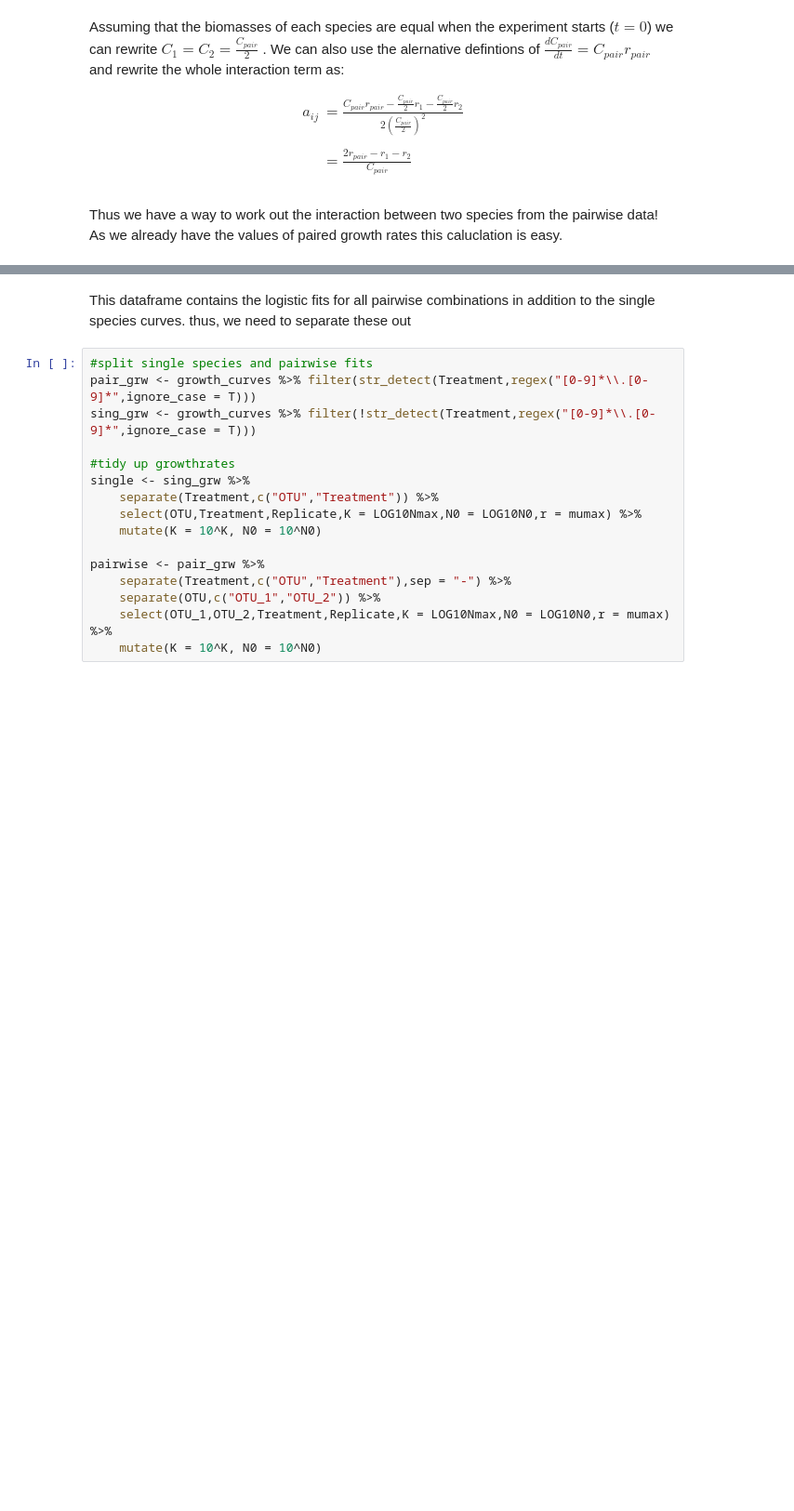
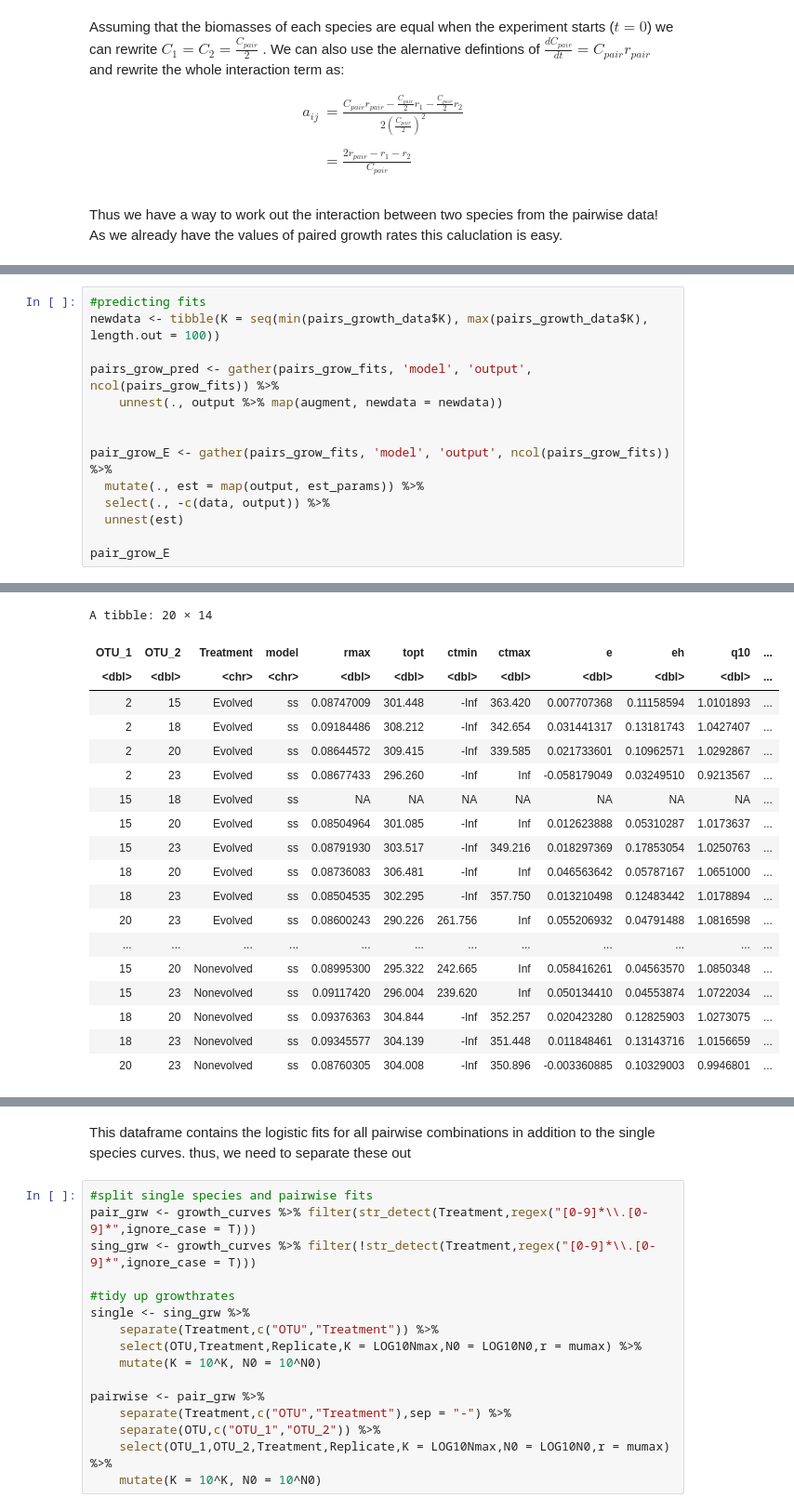
Before and after one commit to CleggTom/Bacterial_Interactions, a Jupyter notebook: notebooks/Data_analysis.ipynb, the cells around one changed output, grey strips where cells are left out. Shown: that part at 93% size. Drawn from its saved outputs; the diff is of its cells as text; blank space fills up the shorter version.

```diff
--- a/notebooks/Data_analysis.ipynb
+++ b/notebooks/Data_analysis.ipynb
@@ -262,0 +306,15 @@ Thus we have a way to work out the interaction between two species from the pair
+# %%
+#predicting fits
+newdata <- tibble(K = seq(min(pairs_growth_data$K), max(pairs_growth_data$K), length.out = 100))
+
+pairs_grow_pred <- gather(pairs_grow_fits, 'model', 'output', ncol(pairs_grow_fits)) %>%
+    unnest(., output %>% map(augment, newdata = newdata))
+
+
+pair_grow_E <- gather(pairs_grow_fits, 'model', 'output', ncol(pairs_grow_fits)) %>%
+  mutate(., est = map(output, est_params)) %>%
+  select(., -c(data, output)) %>%
+  unnest(est)
+
+pair_grow_E
+# %% [output]
@@ -262,0 +338,19 @@ Thus we have a way to work out the interaction between two species from the pair
+A tibble: 20 × 14
+| OTU_1 | OTU_2 | Treatment | model | rmax | topt | ctmin | ctmax | e | eh | q10 | ... |
+| <dbl> | <dbl> | <chr> | <chr> | <dbl> | <dbl> | <dbl> | <dbl> | <dbl> | <dbl> | <dbl> | ... |
+| 2 | 15 | Evolved | ss | 0.08747009 | 301.448 | -Inf | 363.420 | 0.007707368 | 0.11158594 | 1.0101893 | ... |
+| 2 | 18 | Evolved | ss | 0.09184486 | 308.212 | -Inf | 342.654 | 0.031441317 | 0.13181743 | 1.0427407 | ... |
+| 2 | 20 | Evolved | ss | 0.08644572 | 309.415 | -Inf | 339.585 | 0.021733601 | 0.10962571 | 1.0292867 | ... |
+| 2 | 23 | Evolved | ss | 0.08677433 | 296.260 | -Inf | Inf | -0.058179049 | 0.03249510 | 0.9213567 | ... |
+| 15 | 18 | Evolved | ss | NA | NA | NA | NA | NA | NA | NA | ... |
+| 15 | 20 | Evolved | ss | 0.08504964 | 301.085 | -Inf | Inf | 0.012623888 | 0.05310287 | 1.0173637 | ... |
+| 15 | 23 | Evolved | ss | 0.08791930 | 303.517 | -Inf | 349.216 | 0.018297369 | 0.17853054 | 1.0250763 | ... |
+| 18 | 20 | Evolved | ss | 0.08736083 | 306.481 | -Inf | Inf | 0.046563642 | 0.05787167 | 1.0651000 | ... |
+| 18 | 23 | Evolved | ss | 0.08504535 | 302.295 | -Inf | 357.750 | 0.013210498 | 0.12483442 | 1.0178894 | ... |
+| 20 | 23 | Evolved | ss | 0.08600243 | 290.226 | 261.756 | Inf | 0.055206932 | 0.04791488 | 1.0816598 | ... |
+| ... | ... | ... | ... | ... | ... | ... | ... | ... | ... | ... | ... |
+| 15 | 20 | Nonevolved | ss | 0.08995300 | 295.322 | 242.665 | Inf | 0.058416261 | 0.04563570 | 1.0850348 | ... |
+| 15 | 23 | Nonevolved | ss | 0.09117420 | 296.004 | 239.620 | Inf | 0.050134410 | 0.04553874 | 1.0722034 | ... |
+| 18 | 20 | Nonevolved | ss | 0.09376363 | 304.844 | -Inf | 352.257 | 0.020423280 | 0.12825903 | 1.0273075 | ... |
+| 18 | 23 | Nonevolved | ss | 0.09345577 | 304.139 | -Inf | 351.448 | 0.011848461 | 0.13143716 | 1.0156659 | ... |
+| 20 | 23 | Nonevolved | ss | 0.08760305 | 304.008 | -Inf | 350.896 | -0.003360885 | 0.10329003 | 0.9946801 | ... |
```
Also changed, not shown: parts of 12 cells of this notebook.
